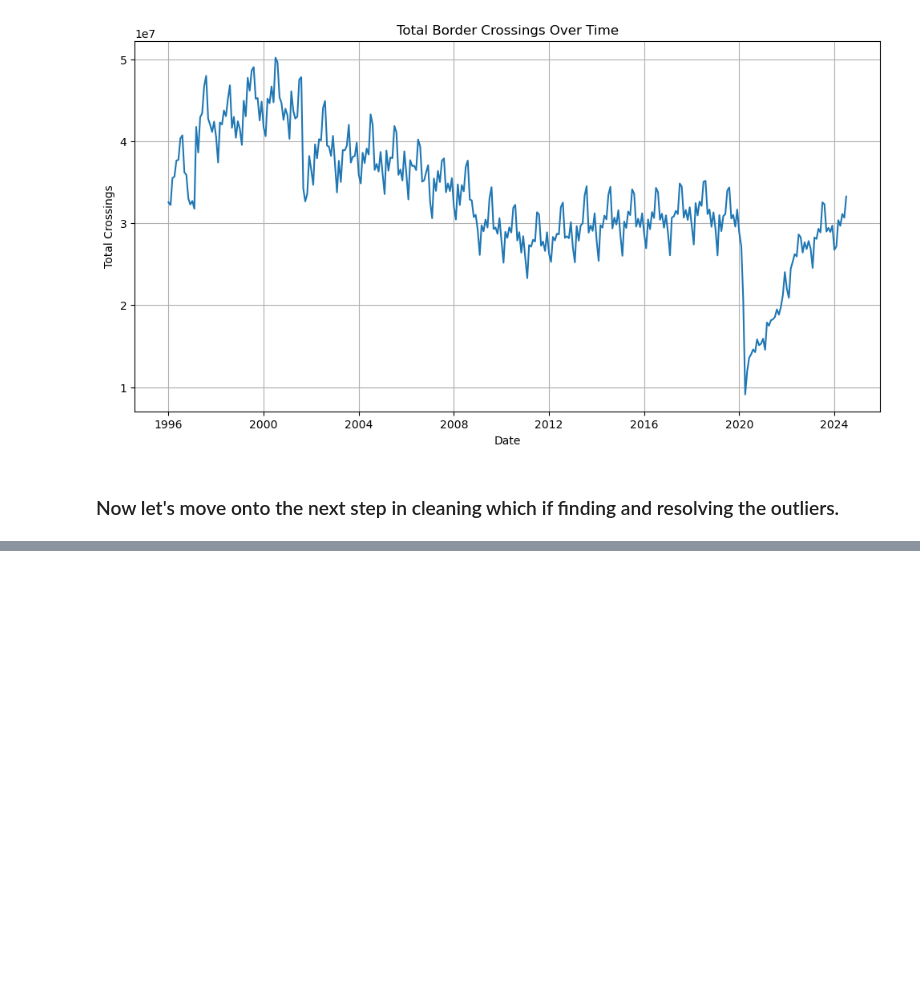
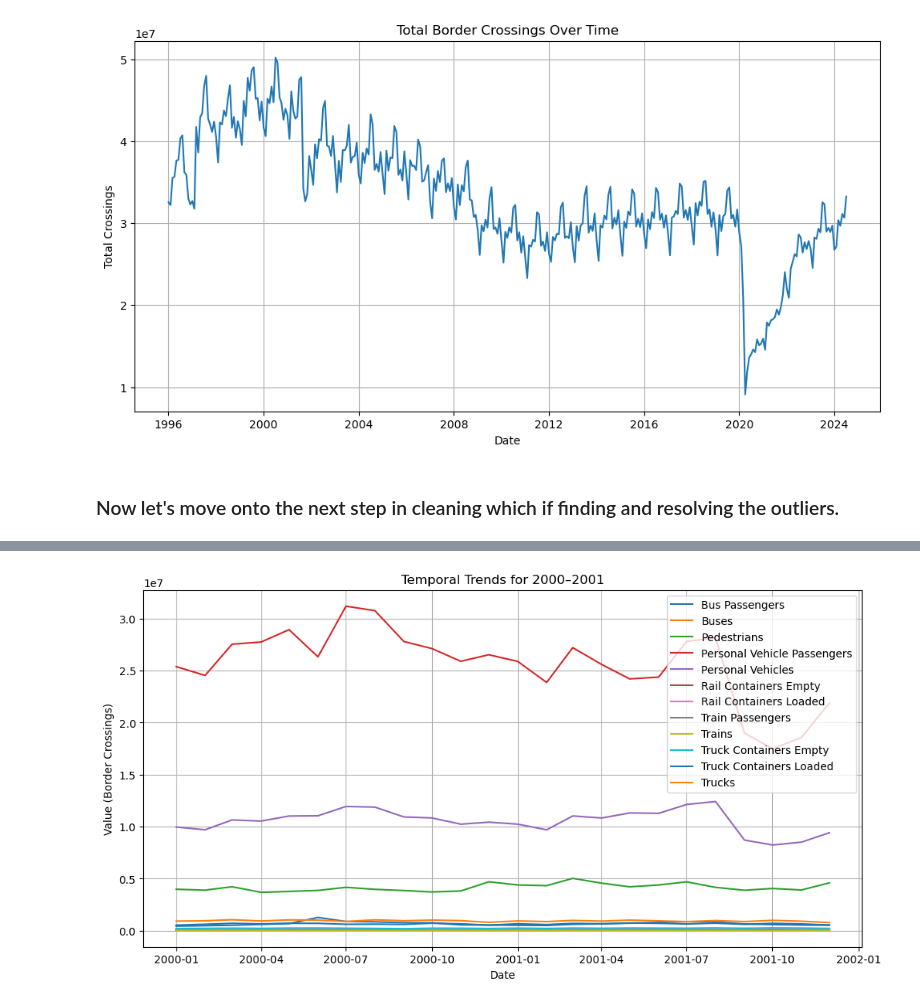
Before and after one commit to Walter2911/Data-Mining-Project, a Jupyter notebook: Untitled.ipynb, the cells around one changed output, grey strips where cells are left out. Drawn from its saved outputs; the diff is of its cells as text; code cells hidden in the pictures; blank space fills up the shorter version.

```diff
--- a/Untitled.ipynb
+++ b/Untitled.ipynb
@@ -153,0 +247,5 @@ AttributeError: 'str' object has no attribute 'sorted'
+# %%
+# Aggregate data by 'Date' and 'Measure' to observe temporal patterns
+temporal_agg = border_data.groupby(['Date', 'Measure'])['Value'].sum().reset_index()
+
+temporal_agg.head()
@@ -153,0 +259,3 @@ AttributeError: 'str' object has no attribute 'sorted'
+# %%
+specific_period = temporal_agg[(temporal_agg['Date'] >= '2000-01-01') & (temporal_agg['Date'] <= '2001-12-31')]
+specific_period
@@ -153,0 +276,13 @@ AttributeError: 'str' object has no attribute 'sorted'
+# %%
+plt.figure(figsize=(12, 6))
+for measure in specific_period['Measure'].unique():
+    subset = specific_period[specific_period['Measure'] == measure]
+    plt.plot(subset['Date'], subset['Value'], label=measure)
+plt.title('Temporal Trends for 2000–2001')
+plt.xlabel('Date')
+plt.ylabel('Value (Border Crossings)')
+plt.legend()
+plt.grid(True)
+plt.show()
+# %% [output]
+[figure, added]
```
Also changed, not shown: parts of 18 cells of this notebook.
